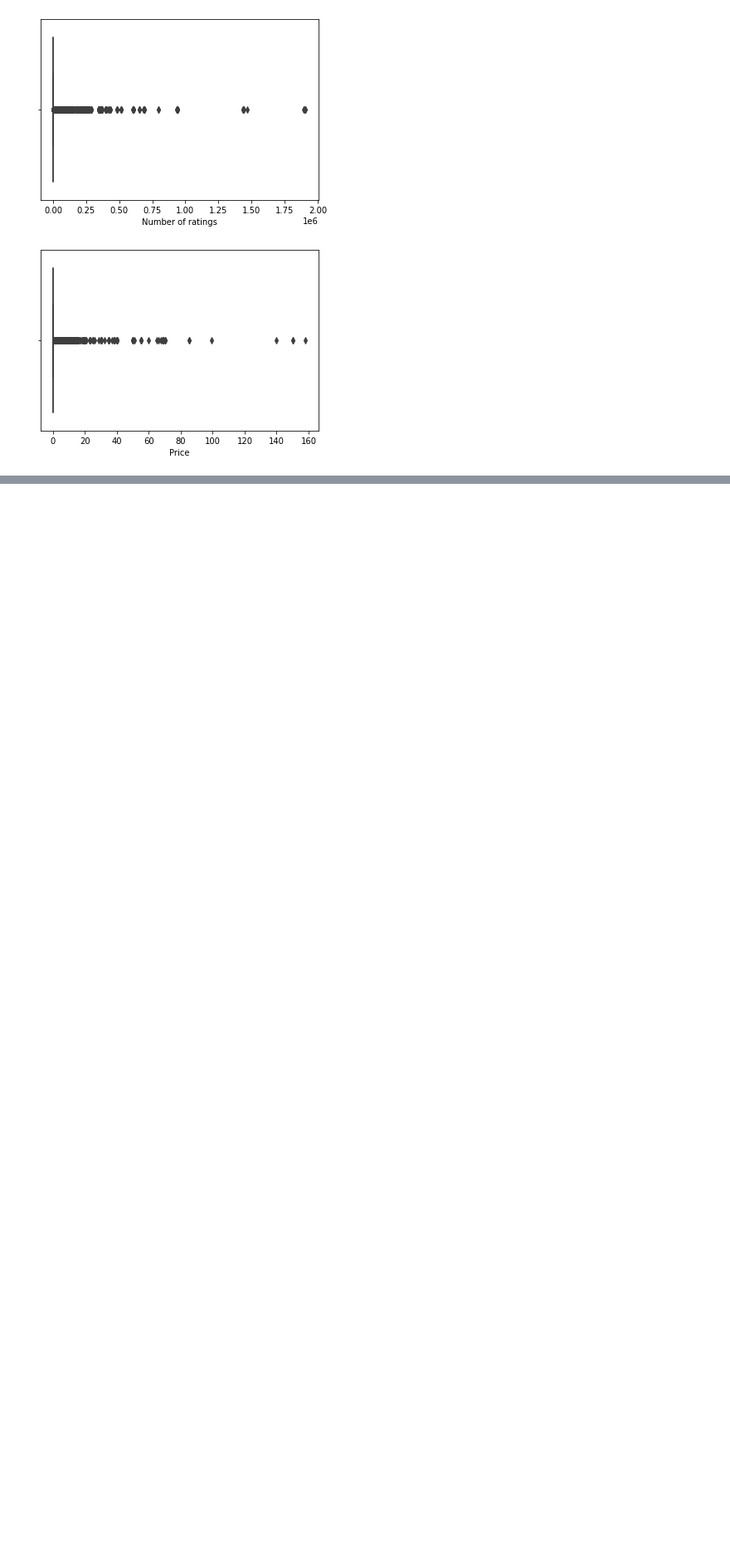
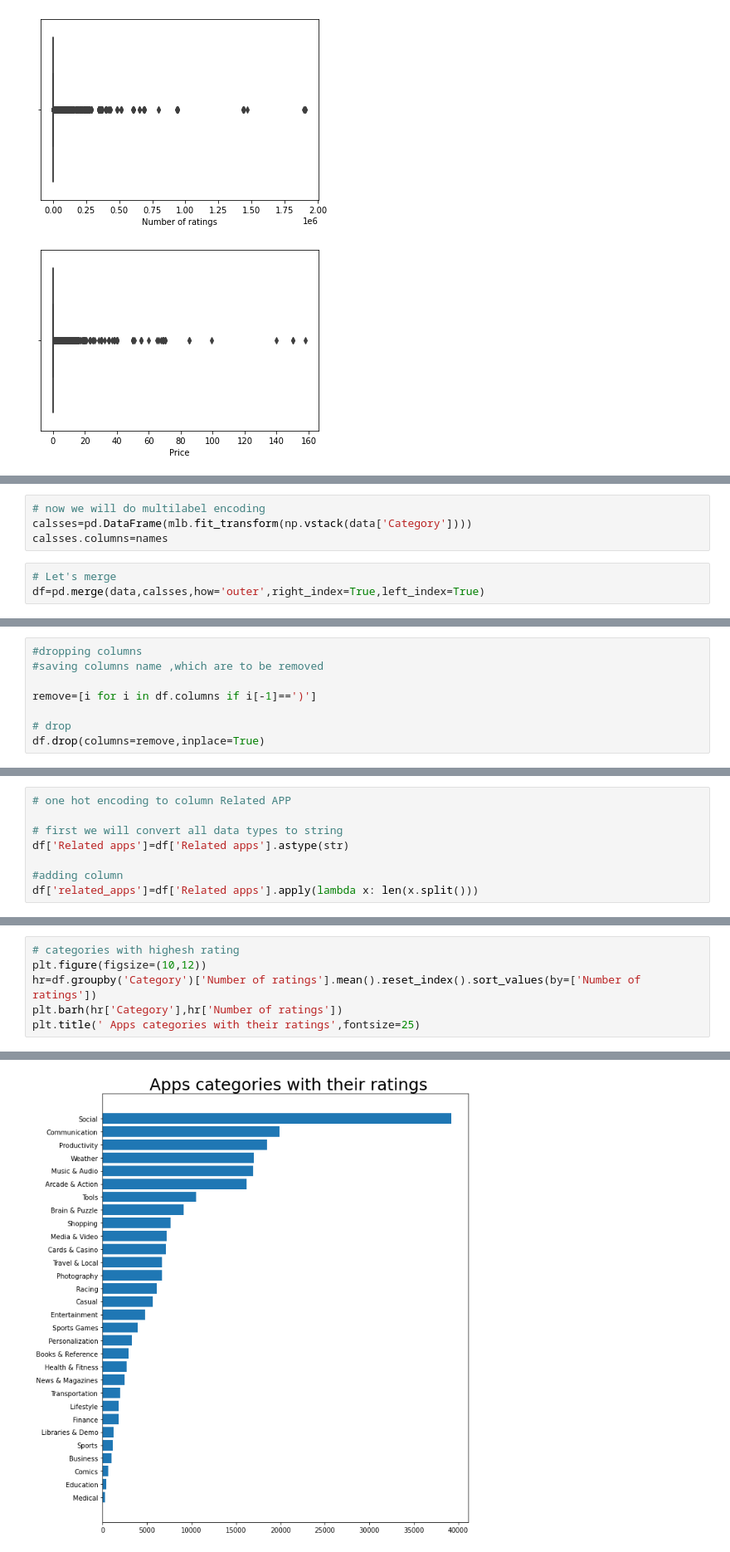
Before and after one commit to ajayn3300/Android-Authenticity-Prediction--Classification-, a Jupyter notebook: ANDRIOD_AUTHENTICITY_PREDICTION.ipynb, the cells around one changed output, grey strips where cells are left out. Shown at 83% size. Drawn from its saved outputs; the diff is of its cells as text; blank space fills up the shorter version.

```diff
--- a/ANDRIOD_AUTHENTICITY_PREDICTION.ipynb
+++ b/ANDRIOD_AUTHENTICITY_PREDICTION.ipynb
@@ -579,0 +608,7 @@ for i in col_3:
+# %%
+# now we will do multilabel encoding
+calsses=pd.DataFrame(mlb.fit_transform(np.vstack(data['Category'])))
+calsses.columns=names
+# %%
+# Let's merge
+df=pd.merge(data,calsses,how='outer',right_index=True,left_index=True)
@@ -579,0 +632,8 @@ for i in col_3:
+# %%
+#dropping columns
+#saving columns name ,which are to be removed
+
+remove=[i for i in df.columns if i[-1]==')']
+
+# drop
+df.drop(columns=remove,inplace=True)
@@ -579,0 +647,8 @@ for i in col_3:
+# %%
+# one hot encoding to column Related APP
+
+# first we will convert all data types to string
+df['Related apps']=df['Related apps'].astype(str)
+
+#adding column
+df['related_apps']=df['Related apps'].apply(lambda x: len(x.split()))
@@ -579,0 +673,7 @@ for i in col_3:
+# %%
+# categories with highesh rating
+plt.figure(figsize=(10,12))
+hr=df.groupby('Category')['Number of ratings'].mean().reset_index().sort_values(by=['Number of ratings'])
+plt.barh(hr['Category'],hr['Number of ratings'])
+plt.title(' Apps categories with their ratings',fontsize=25)
+# %% [output]
@@ -579,0 +681 @@ for i in col_3:
+[figure, added]
```
Also changed, not shown: parts of 19 cells of this notebook.
